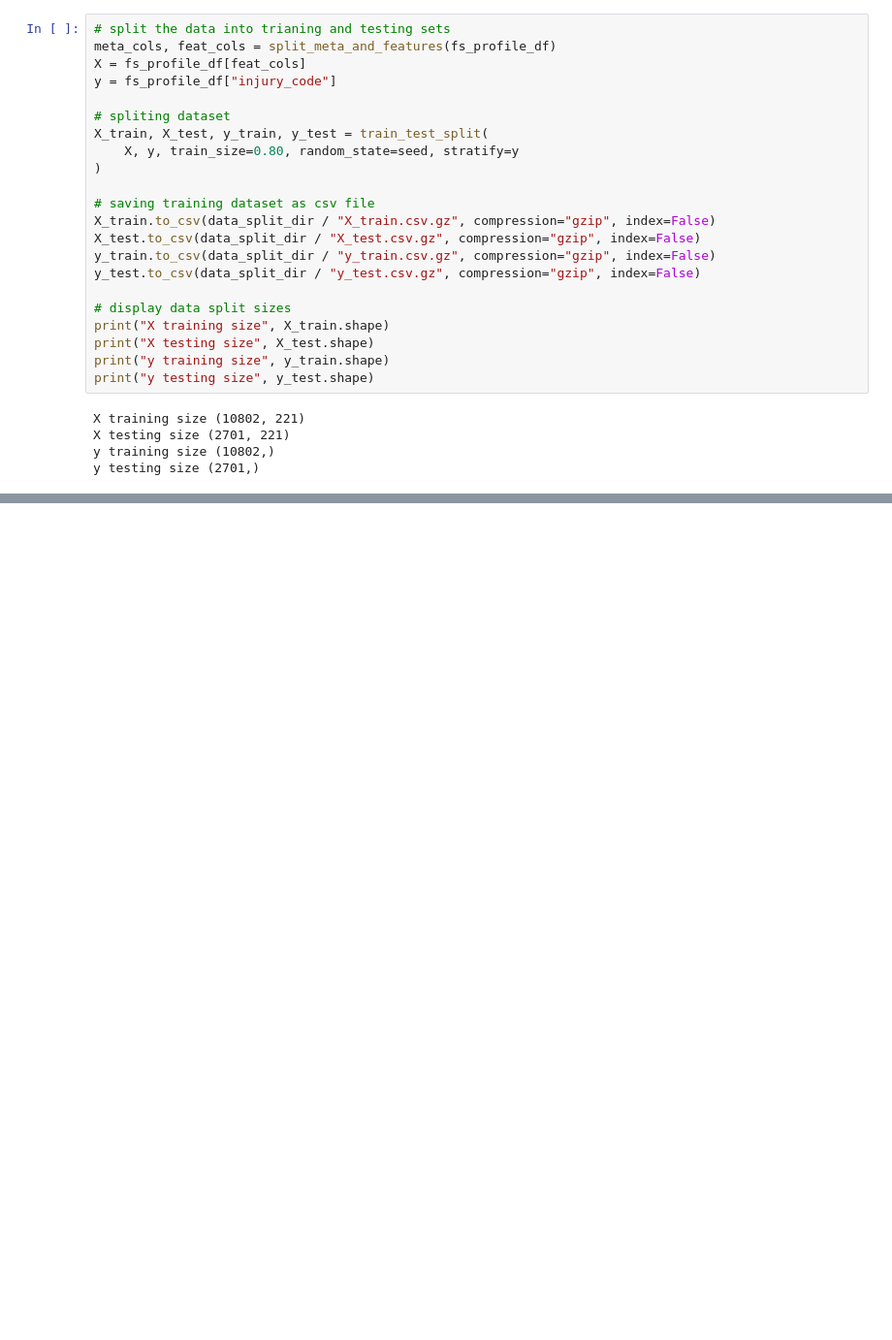
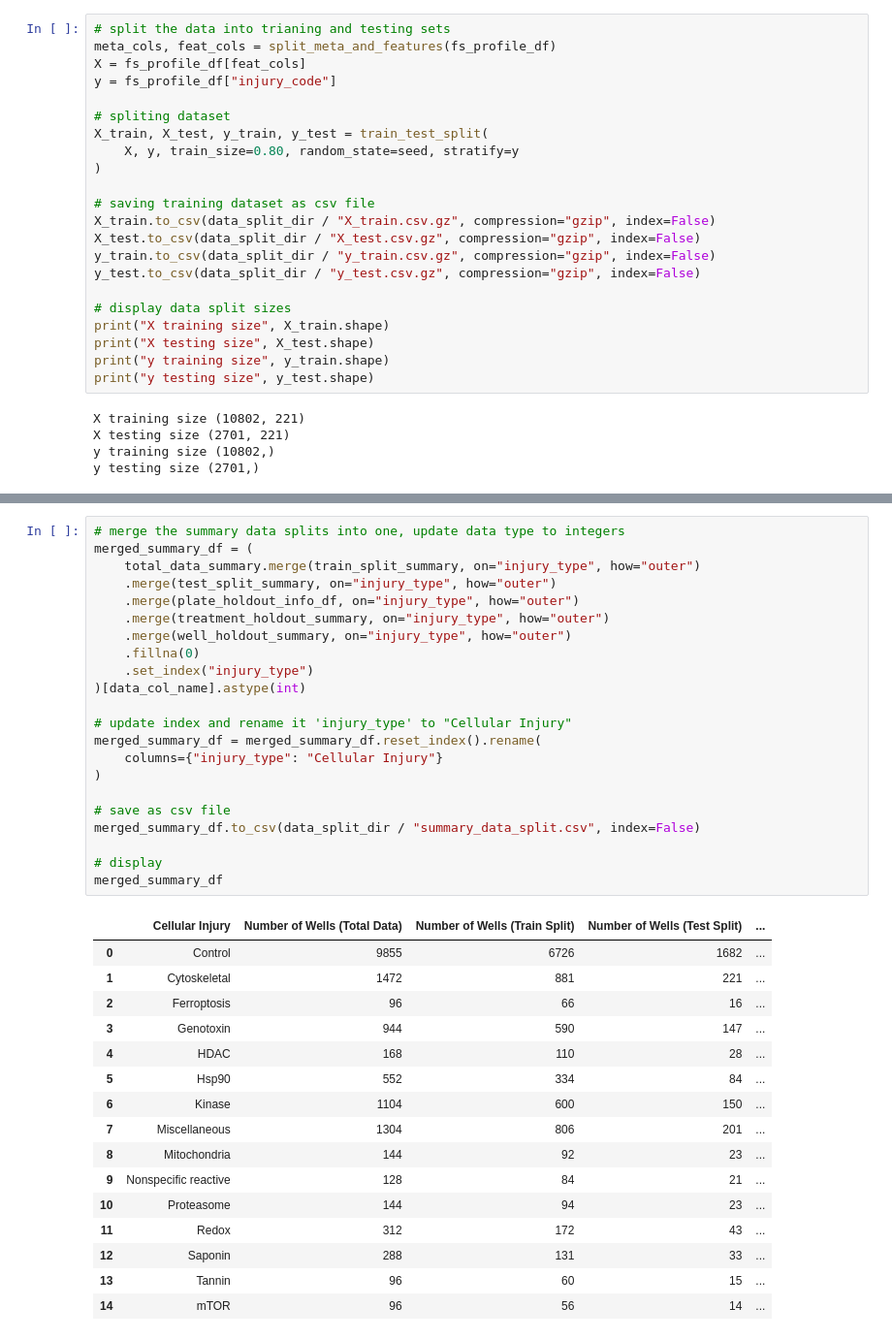
Before and after one commit to axiomcura/predicting-cell-injury-compounds, a Jupyter notebook: notebooks/1.data_splits/1.data_splits.ipynb, the cells around one changed output, grey strips where cells are left out. Shown at 97% size. Saved outputs shown, nothing was run; the diff lists cells and outputs as text; blank space fills up the shorter version.

```diff
--- a/notebooks/1.data_splits/1.data_splits.ipynb
+++ b/notebooks/1.data_splits/1.data_splits.ipynb
@@ -534,0 +598,39 @@ Metadata shape (13503, 33)
+# %%
+# merge the summary data splits into one, update data type to integers
+merged_summary_df = (
+    total_data_summary.merge(train_split_summary, on="injury_type", how="outer")
+    .merge(test_split_summary, on="injury_type", how="outer")
+    .merge(plate_holdout_info_df, on="injury_type", how="outer")
+    .merge(treatment_holdout_summary, on="injury_type", how="outer")
+    .merge(well_holdout_summary, on="injury_type", how="outer")
+    .fillna(0)
+    .set_index("injury_type")
+)[data_col_name].astype(int)
+
+# update index and rename it 'injury_type' to "Cellular Injury"
+merged_summary_df = merged_summary_df.reset_index().rename(
+    columns={"injury_type": "Cellular Injury"}
+)
+
+# save as csv file
+merged_summary_df.to_csv(data_split_dir / "summary_data_split.csv", index=False)
+
+# display
+merged_summary_df
+# %% [output]
+|  | Cellular Injury | Number of Wells (Total Data) | Number of Wells (Train Split) | Number of Wells (Test Split) | ... |
+| 0 | Control | 9855 | 6726 | 1682 | ... |
+| 1 | Cytoskeletal | 1472 | 881 | 221 | ... |
+| 2 | Ferroptosis | 96 | 66 | 16 | ... |
+| 3 | Genotoxin | 944 | 590 | 147 | ... |
+| 4 | HDAC | 168 | 110 | 28 | ... |
+| 5 | Hsp90 | 552 | 334 | 84 | ... |
+| 6 | Kinase | 1104 | 600 | 150 | ... |
+| 7 | Miscellaneous | 1304 | 806 | 201 | ... |
+| 8 | Mitochondria | 144 | 92 | 23 | ... |
+| 9 | Nonspecific reactive | 128 | 84 | 21 | ... |
+| 10 | Proteasome | 144 | 94 | 23 | ... |
+| 11 | Redox | 312 | 172 | 43 | ... |
+| 12 | Saponin | 288 | 131 | 33 | ... |
+| 13 | Tannin | 96 | 60 | 15 | ... |
+| 14 | mTOR | 96 | 56 | 14 | ... |
```
Also changed, not shown: parts of 9 cells of this notebook, 59 other files.
